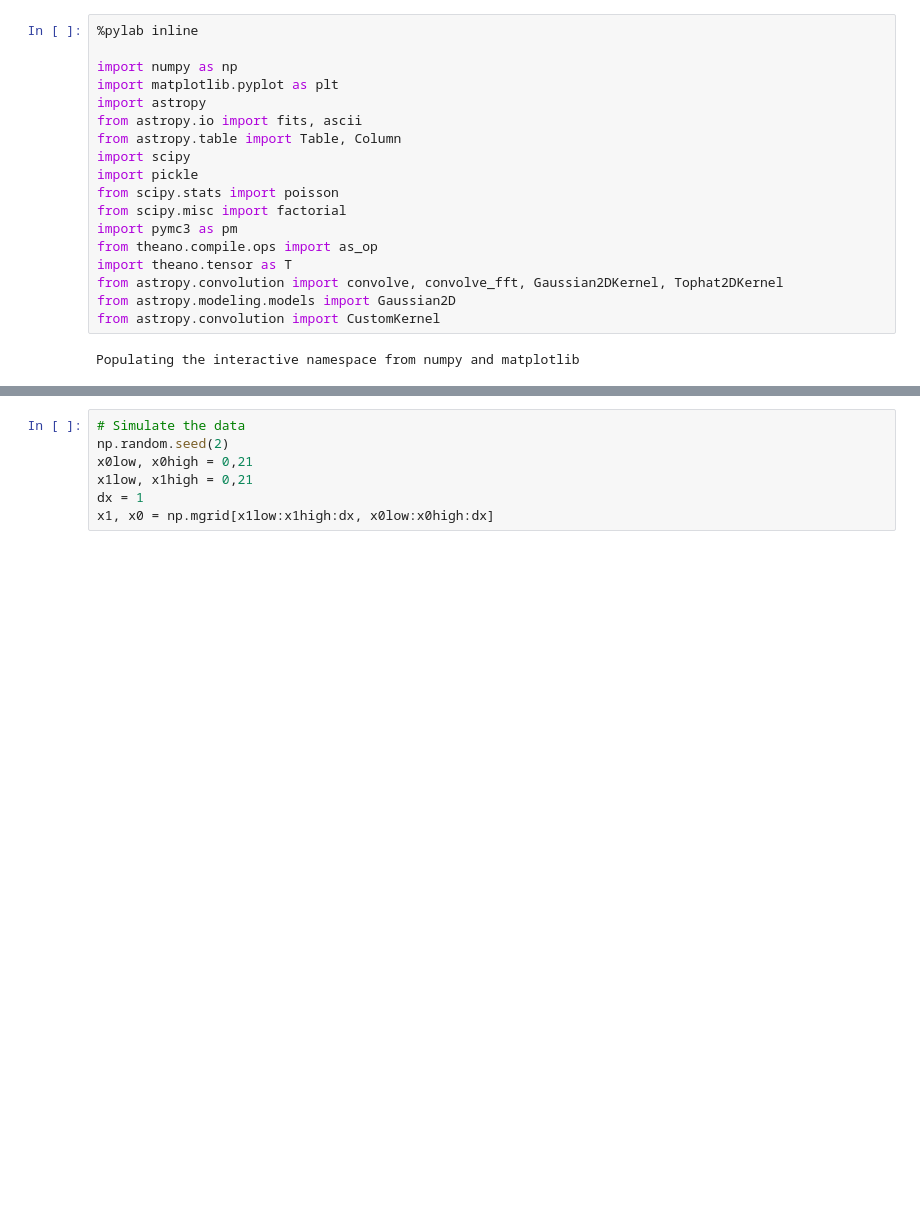
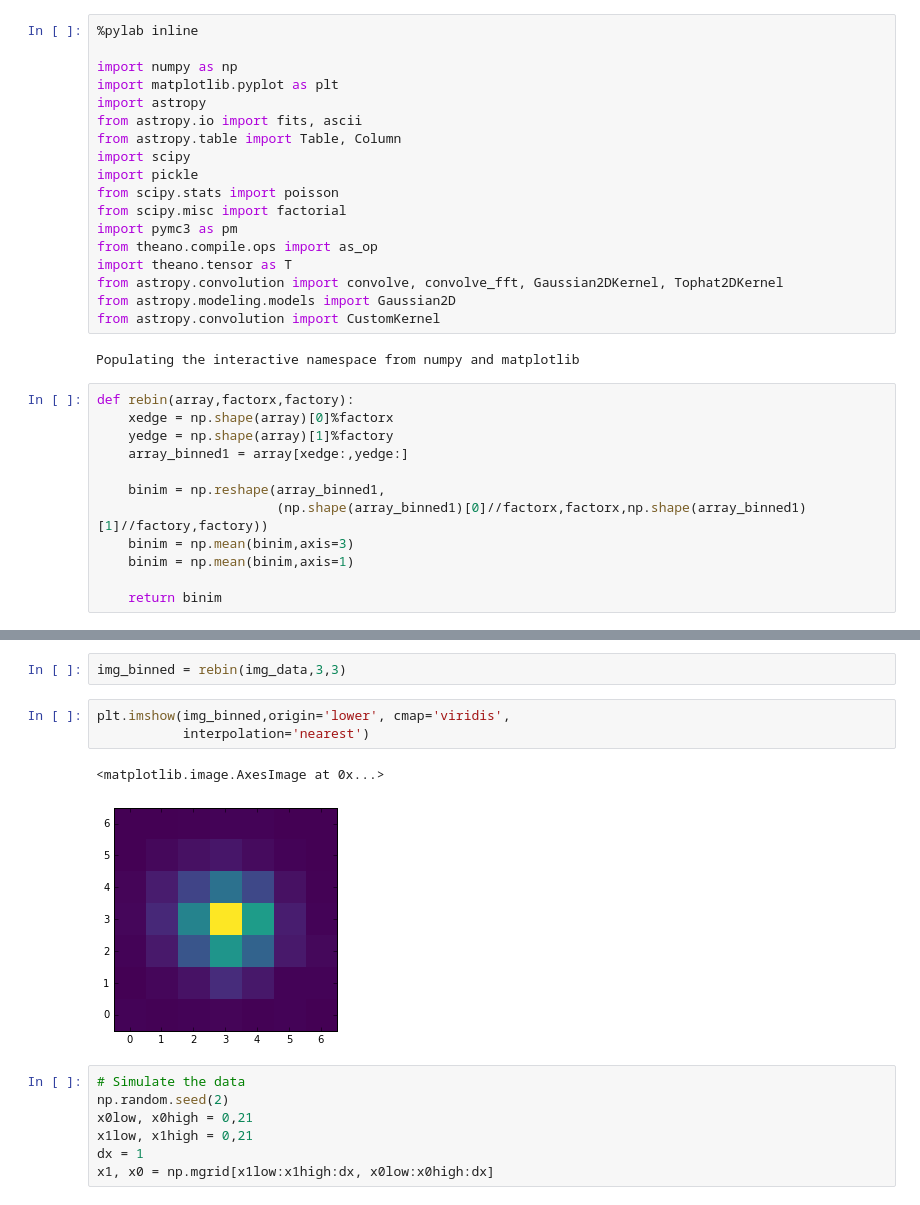
Before and after one commit to juramaga/sherpa_fitting, a Jupyter notebook: test_convolution_PG1634+706.ipynb, the cells around one changed output, grey strips where cells are left out. Drawn from its saved outputs; the diff is of its cells as text; blank space fills up the shorter version.

```diff
--- a/test_convolution_PG1634+706.ipynb
+++ b/test_convolution_PG1634+706.ipynb
@@ -18,4 +18,16 @@ from astropy.modeling.models import Gaussian2D
 from astropy.convolution import CustomKernel
 # %% [output]
 Populating the interactive namespace from numpy and matplotlib
+# %%
+def rebin(array,factorx,factory):
+    xedge = np.shape(array)[0]%factorx
+    yedge = np.shape(array)[1]%factory
+    array_binned1 = array[xedge:,yedge:]
+
+    binim = np.reshape(array_binned1,
+                       (np.shape(array_binned1)[0]//factorx,factorx,np.shape(array_binned1)[1]//factory,factory))
+    binim = np.mean(binim,axis=3)
+    binim = np.mean(binim,axis=1)
+
+    return binim
 # %%
@@ -39,3 +53,11 @@ print(147./2,169./2)
+# %%
+img_binned = rebin(img_data,3,3)
+# %%
+plt.imshow(img_binned,origin='lower', cmap='viridis',
+           interpolation='nearest')
+# %% [output]
+<matplotlib.image.AxesImage at 0x...>
+[figure, added]
 # %%
 # Simulate the data
 np.random.seed(2)
```
Also changed, not shown: parts of 10 cells of this notebook.
